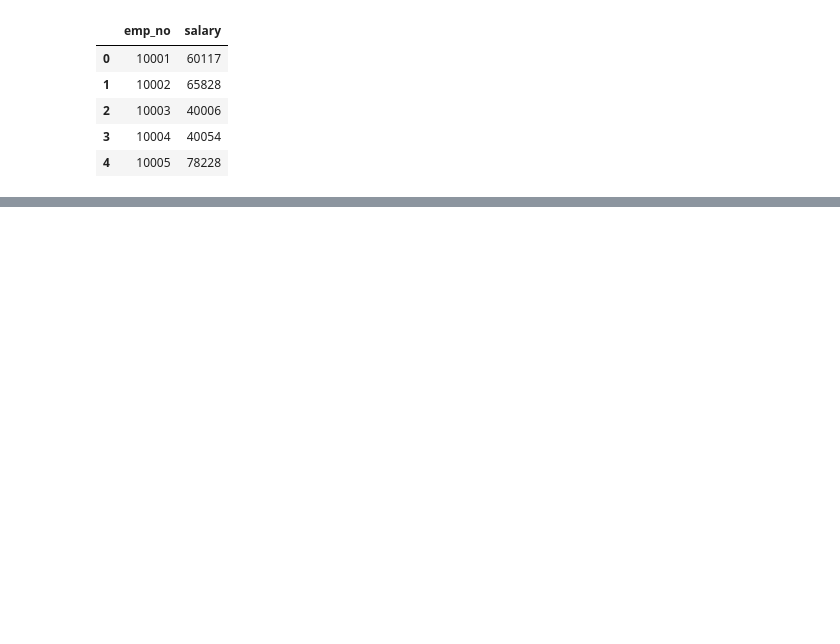
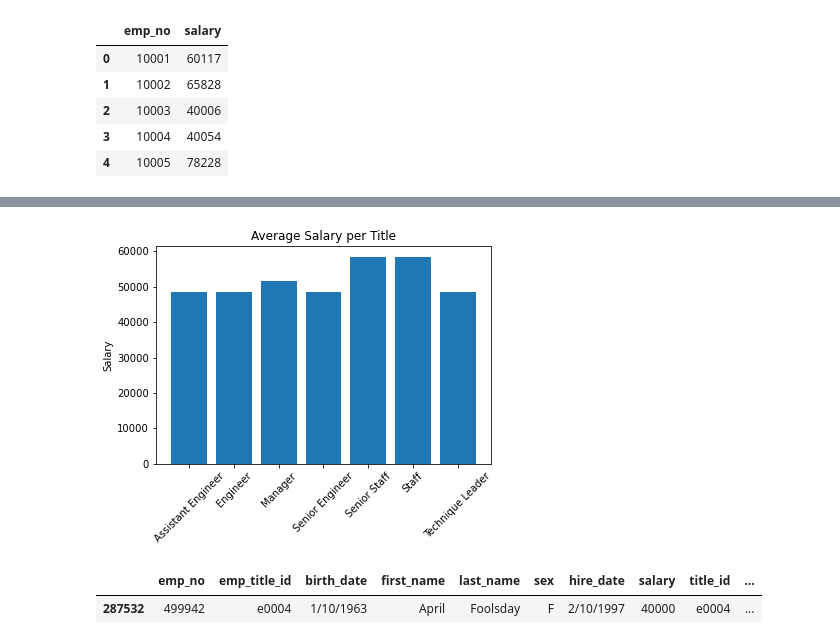
Before and after one commit to kirsteenlugtu/sql-challenge, a Jupyter notebook: EmployeePy.ipynb, the cells around one changed output, grey strips where cells are left out. Drawn from its saved outputs; the diff is of its cells as text; code cells hidden in the pictures; blank space fills up the shorter version.

```diff
--- a/EmployeePy.ipynb
+++ b/EmployeePy.ipynb
@@ -41,0 +48,5 @@ salaries['salary'].hist()
+# %%
+# merge employee data with salary data to obtain salaries
+
+emp_data = pd.merge(employees, salaries, on='emp_no')
+emp_data.head()
@@ -41,0 +60,5 @@ salaries['salary'].hist()
+# %%
+# merge emp_data with title data to obtain title names
+
+emp_data = pd.merge(emp_data, titles, left_on='emp_title_id', right_on='title_id')
+emp_data.head()
@@ -41,0 +72,25 @@ salaries['salary'].hist()
+# %%
+# group by titles, get salary means
+
+emp_data_byTitle = emp_data.groupby(['title'])
+emp_data_SalMeans = emp_data_byTitle['salary'].mean()
+# %%
+# Bar plot of average salaries per title
+
+x = emp_data_SalMeans.index
+y = emp_data_SalMeans
+plt.bar(x, y)
+plt.ylabel('Salary')
+plt.xticks(rotation=45)
+plt.title('Average Salary per Title')
+plt.show()
+# %% [output]
+[figure, added]
+# %%
+# Womp womp
+
+Me = emp_data.loc[emp_data['emp_no'] == 499942]
+Me
+# %% [output]
+|  | emp_no | emp_title_id | birth_date | first_name | last_name | sex | hire_date | salary | title_id | ... |
+| 287532 | 499942 | e0004 | 1/10/1963 | April | Foolsday | F | 2/10/1997 | 40000 | e0004 | ... |
```
Also changed, not shown: parts of 7 cells of this notebook.
